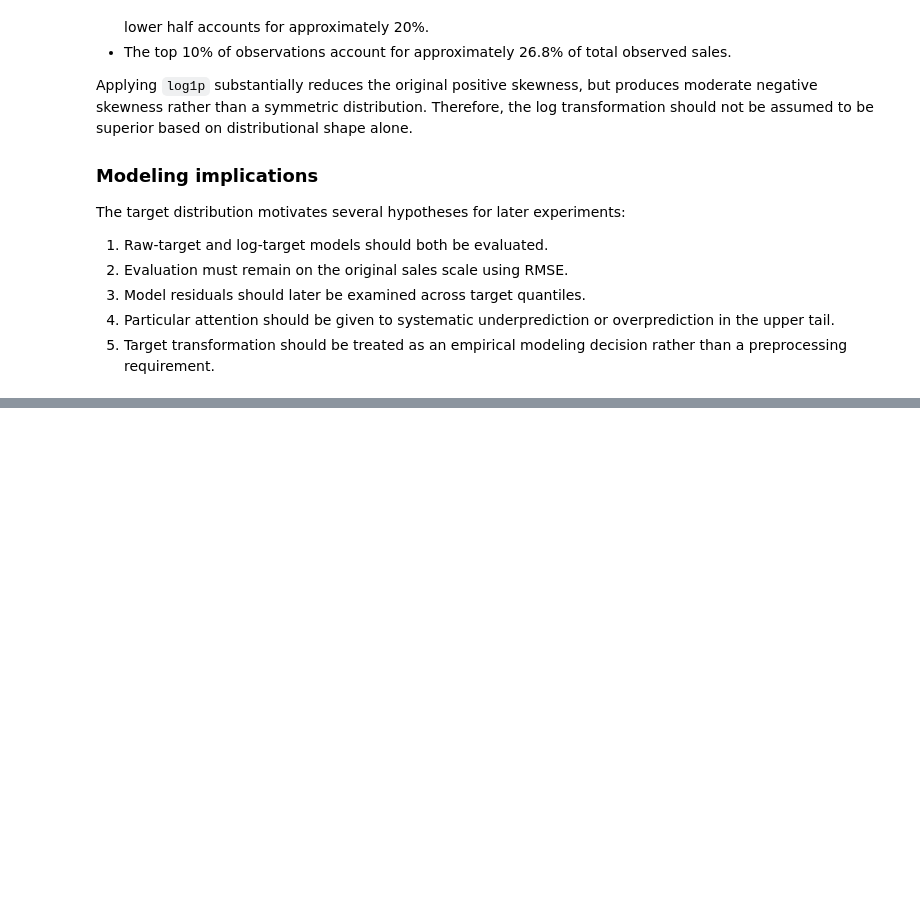
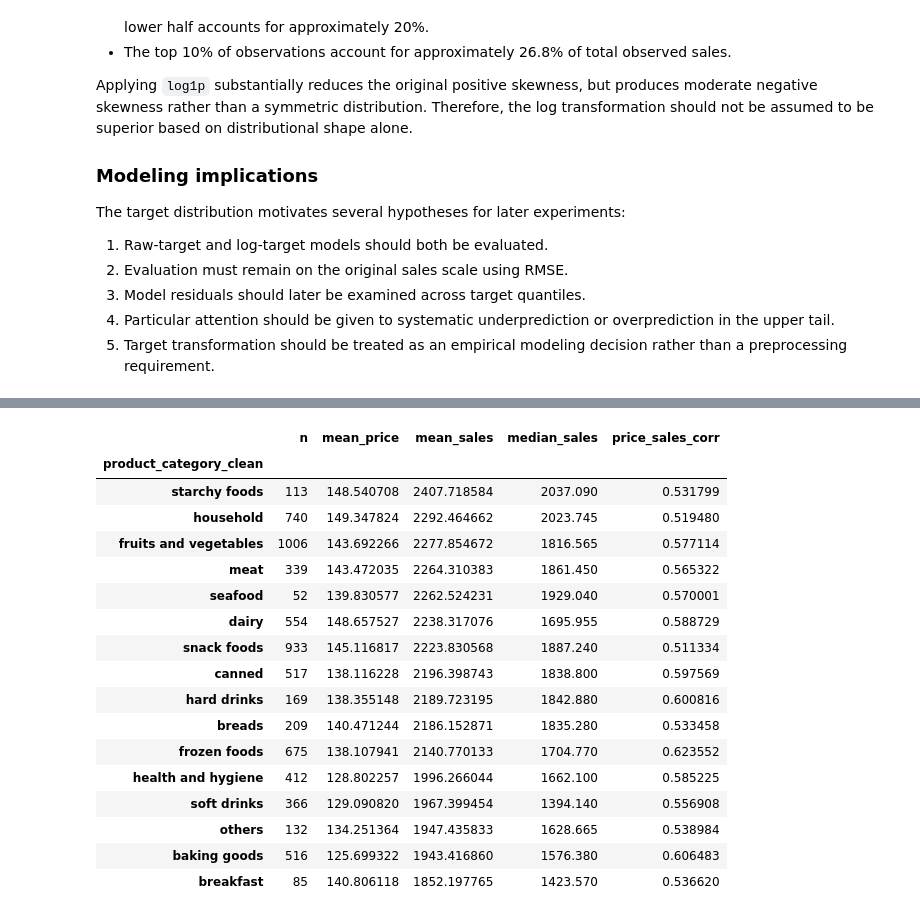
Before and after one commit to Successdada/DSN-26, a Jupyter notebook: Notebooks/data_audit.ipynb, the cells around one changed output, grey strips where cells are left out. Cells and saved outputs as stored; diff of their text form; code cells hidden in the pictures; blank space fills up the shorter version.

```diff
--- a/Notebooks/data_audit.ipynb
+++ b/Notebooks/data_audit.ipynb
@@ -2258,0 +2035,38 @@ display(fat_category_distribution)
+# %%
+# Price × category: compact interaction check
+
+price_category = (
+    train.assign(product_category_clean=train["product_category"].str.strip().str.lower())
+    .groupby("product_category_clean")
+    .agg(
+        n=("total_sales", "size"),
+        mean_price=("product_price", "mean"),
+        mean_sales=("total_sales", "mean"),
+        median_sales=("total_sales", "median"),
+        price_sales_corr=("product_price", lambda x: x.corr(
+            train.loc[x.index, "total_sales"]
+        ))
+    )
+    .sort_values("mean_sales", ascending=False)
+)
+
+display(price_category)
+# %% [output]
+|  | n | mean_price | mean_sales | median_sales | price_sales_corr |
+| product_category_clean |  |  |  |  |  |
+| starchy foods | 113 | 148.540708 | 2407.718584 | 2037.090 | 0.531799 |
+| household | 740 | 149.347824 | 2292.464662 | 2023.745 | 0.519480 |
+| fruits and vegetables | 1006 | 143.692266 | 2277.854672 | 1816.565 | 0.577114 |
+| meat | 339 | 143.472035 | 2264.310383 | 1861.450 | 0.565322 |
+| seafood | 52 | 139.830577 | 2262.524231 | 1929.040 | 0.570001 |
+| dairy | 554 | 148.657527 | 2238.317076 | 1695.955 | 0.588729 |
+| snack foods | 933 | 145.116817 | 2223.830568 | 1887.240 | 0.511334 |
+| canned | 517 | 138.116228 | 2196.398743 | 1838.800 | 0.597569 |
+| hard drinks | 169 | 138.355148 | 2189.723195 | 1842.880 | 0.600816 |
+| breads | 209 | 140.471244 | 2186.152871 | 1835.280 | 0.533458 |
+| frozen foods | 675 | 138.107941 | 2140.770133 | 1704.770 | 0.623552 |
+| health and hygiene | 412 | 128.802257 | 1996.266044 | 1662.100 | 0.585225 |
+| soft drinks | 366 | 129.090820 | 1967.399454 | 1394.140 | 0.556908 |
+| others | 132 | 134.251364 | 1947.435833 | 1628.665 | 0.538984 |
+| baking goods | 516 | 125.699322 | 1943.416860 | 1576.380 | 0.606483 |
+| breakfast | 85 | 140.806118 | 1852.197765 | 1423.570 | 0.536620 |
```
Also changed, not shown: parts of 104 cells of this notebook, 13 other files.
